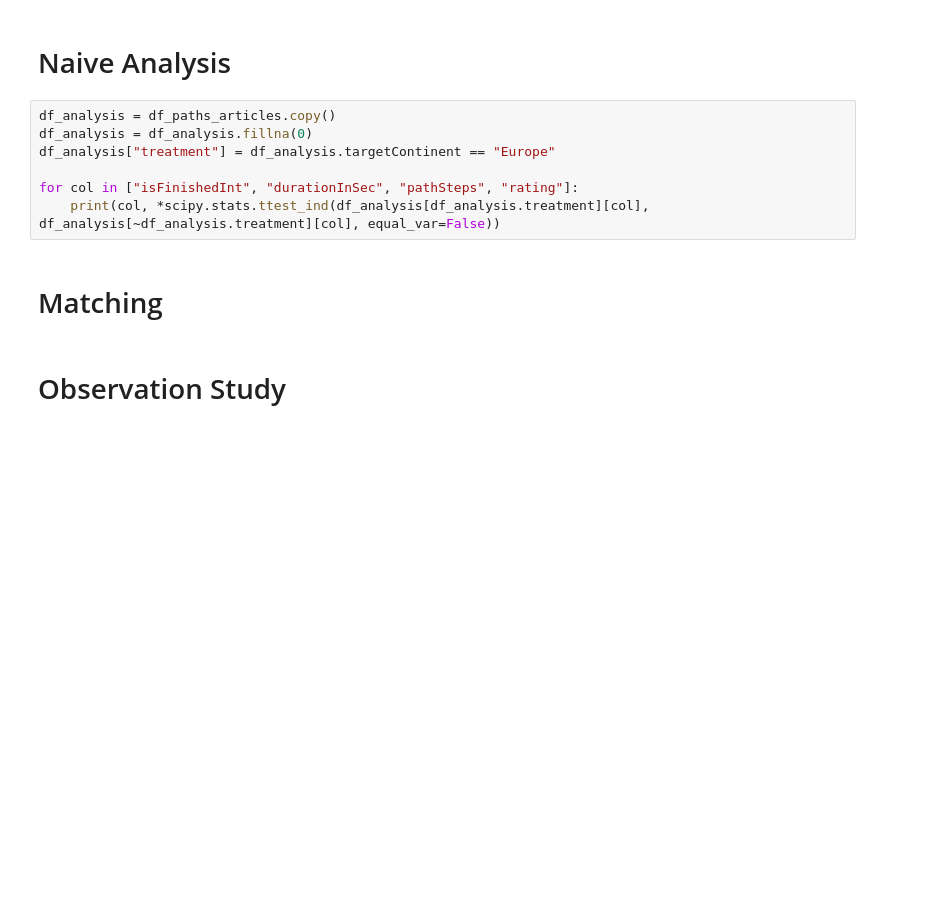
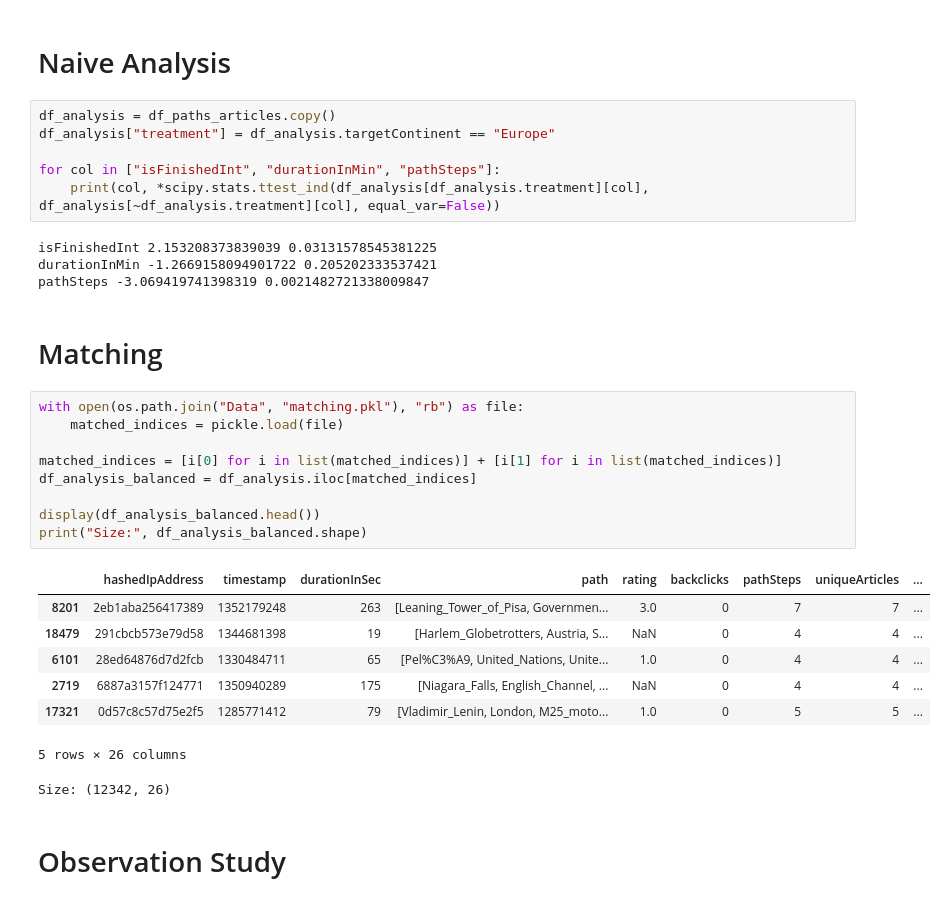
Before and after one commit to epfl-ada/ada-2023-project-tddt-thedatadreamteam, a Jupyter notebook: final.ipynb, the cells around one changed output. Saved outputs shown, nothing was run; the diff lists cells and outputs as text; blank space fills up the shorter version.

```diff
--- a/final.ipynb
+++ b/final.ipynb
@@ -237,12 +352,33 @@ print("Size:", df_article_path_stats.shape)
 # Naive Analysis
 # %%
 df_analysis = df_paths_articles.copy()
-df_analysis = df_analysis.fillna(0)
 df_analysis["treatment"] = df_analysis.targetContinent == "Europe"
 
-for col in ["isFinishedInt", "durationInSec", "pathSteps", "rating"]:
+for col in ["isFinishedInt", "durationInMin", "pathSteps"]:
     print(col, *scipy.stats.ttest_ind(df_analysis[df_analysis.treatment][col], df_analysis[~df_analysis.treatment][col], equal_var=False))
+# %% [output]
+isFinishedInt 2.153208373839039 0.03131578545381225
+durationInMin -1.2669158094901722 0.205202333537421
+pathSteps -3.069419741398319 0.0021482721338009847
 # %% [markdown]
 # Matching
+# %%
+with open(os.path.join("Data", "matching.pkl"), "rb") as file:
+    matched_indices = pickle.load(file)
+
+matched_indices = [i[0] for i in list(matched_indices)] + [i[1] for i in list(matched_indices)]
+df_analysis_balanced = df_analysis.iloc[matched_indices]
+
+display(df_analysis_balanced.head())
+print("Size:", df_analysis_balanced.shape)
+# %% [output]
+|  | hashedIpAddress | timestamp | durationInSec | path | rating | backclicks | pathSteps | uniqueArticles | ... |
+| 8201 | 2eb1aba256417389 | 1352179248 | 263 | [Leaning_Tower_of_Pisa, Governmen... | 3.0 | 0 | 7 | 7 | ... |
+| 18479 | 291cbcb573e79d58 | 1344681398 | 19 | [Harlem_Globetrotters, Austria, S... | NaN | 0 | 4 | 4 | ... |
+| 6101 | 28ed64876d7d2fcb | 1330484711 | 65 | [Pel%C3%A9, United_Nations, Unite... | 1.0 | 0 | 4 | 4 | ... |
+| 2719 | 6887a3157f124771 | 1350940289 | 175 | [Niagara_Falls, English_Channel, ... | NaN | 0 | 4 | 4 | ... |
+| 17321 | 0d57c8c57d75e2f5 | 1285771412 | 79 | [Vladimir_Lenin, London, M25_moto... | 1.0 | 0 | 5 | 5 | ... |
+5 rows × 26 columns
+Size: (12342, 26)
 # %% [markdown]
 # Observation Study
```
Also changed, not shown: parts of 25 cells of this notebook, 38 other files.
